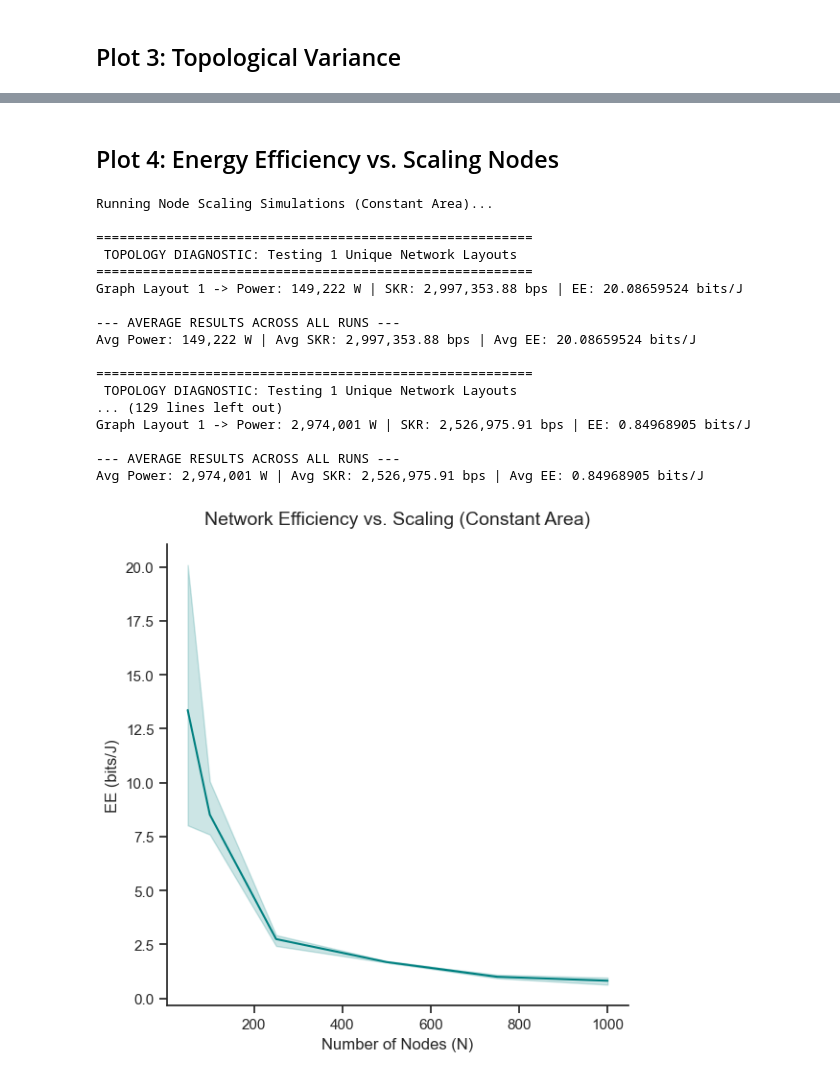
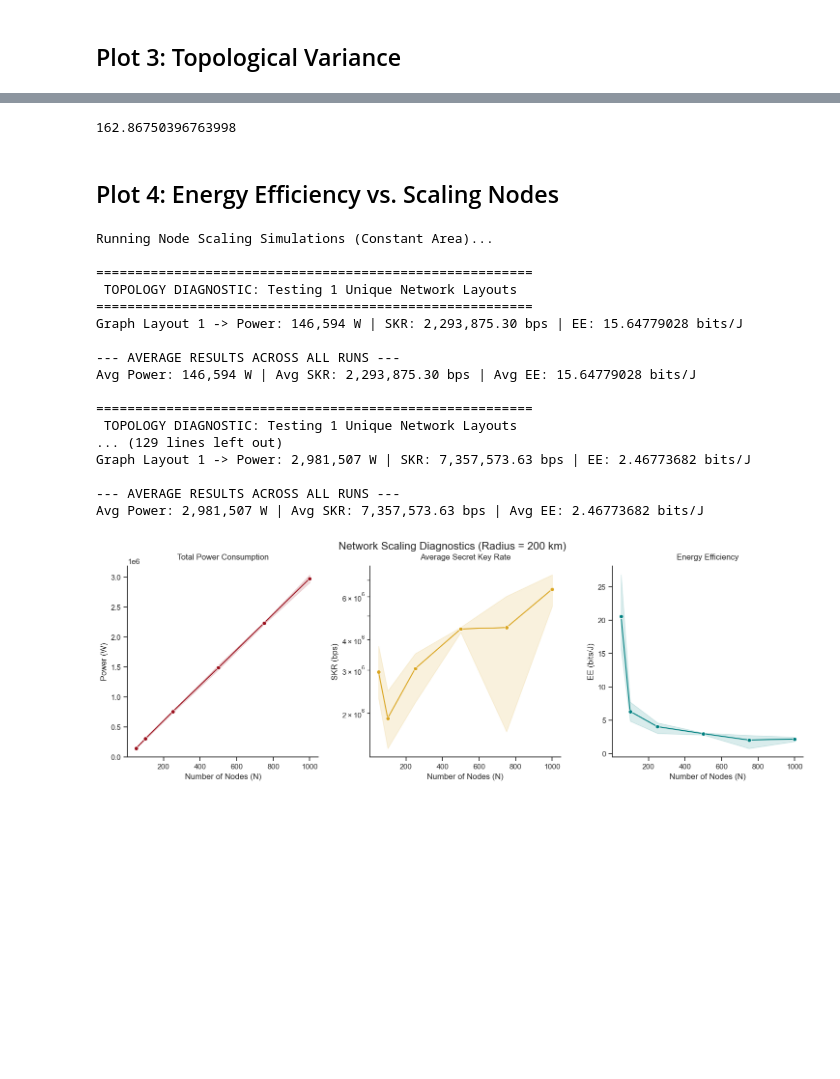
Before and after one commit to lucamar91/qkd_networks, a Jupyter notebook: Energy_plots.ipynb, the cells around one changed output, grey strips where cells are left out. Cells and saved outputs as stored; diff of their text form; code cells hidden in the pictures; blank space fills up the shorter version.

```diff
--- a/Energy_plots.ipynb
+++ b/Energy_plots.ipynb
@@ -192,45 +192,77 @@ EE (bits/J) & 2.13 & 0.32 & 1.46 & 2.79 \\
 \bottomrule
 \end{tabular}
+# %%
+print(radius_val)
+# %% [output]
+162.86750396763998
 # %% [markdown]
 ## Plot 4: Energy Efficiency vs. Scaling Nodes
 # %%
+
 # Sweeping N from 50 up to 1000
 N_values = [50, 100, 250, 500, 750, 1000]
 fixed_radius = 200 # Constant area
 scaling_data = []
 
 print("Running Node Scaling Simulations (Constant Area)...")
 for n_val in N_values:
     for _ in range(3): # 3 iterations per N to get a variance band
+        # Grab all the metrics from your simulation function
         _, _, _, pwr, skr, ee = network_energy_efficiency(num_runs=1, N=n_val, radius=fixed_radius)
-        scaling_data.append({'N': n_val, 'EE (bits/J)': ee})
+
+        # Save them all to the dictionary
+        scaling_data.append({
+            'N': n_val,
+            'Power (W)': pwr,
+            'SKR (bps)': skr,
+            'EE (bits/J)': ee
+        })
 
 df_scaling = pd.DataFrame(scaling_data)
 
-fig, ax = plt.subplots(figsize=(6, 6))
-sns.lineplot(data=df_scaling, x='N', y='EE (bits/J)', color='#008080', ax=ax)
+# Create a 1x3 grid of subplots
+fig, axes = plt.subplots(1, 3, figsize=(15, 5))
 
-ax.set_title('Network Efficiency vs. Scaling (Constant Area)', fontsize=14, pad=15)
-ax.set_xlabel('Number of Nodes (N)')
-ax.set_box_aspect(1)
-plt.savefig('plots/4_scaling_N.pdf', bbox_inches='tight')
+# Plot 1: Power (The Denominator)
+sns.lineplot(data=df_scaling, x='N', y='Power (W)', color='#9B111E', ax=axes[0], marker='o', err_kws={'alpha': 0.15})
+axes[0].set_title('Total Power Consumption', fontsize=12, pad=10)
+axes[0].set_xlabel('Number of Nodes (N)')
+
+# Plot 2: SKR (The Numerator)
+sns.lineplot(data=df_scaling, x='N', y='SKR (bps)', color='#DAA520', ax=axes[1], marker='o', err_kws={'alpha': 0.15})
+axes[1].set_title('Average Secret Key Rate', fontsize=12, pad=10)
+axes[1].set_xlabel('Number of Nodes (N)')
+axes[1].set_yscale('log') # Log scale to clearly see the crash from CV to DV
+
+# Plot 3: EE (The Final Ratio)
+sns.lineplot(data=df_scaling, x='N', y='EE (bits/J)', color='#008080', ax=axes[2], marker='o', err_kws={'alpha': 0.15})
+axes[2].set_title('Energy Efficiency', fontsize=12, pad=10)
+axes[2].set_xlabel('Number of Nodes (N)')
+
+# Format all boxes to be perfectly square
+for ax in axes:
+    ax.set_box_aspect(1)
+
+plt.suptitle(f'Network Scaling Diagnostics (Radius = {fixed_radius} km)', fontsize=16)
+plt.tight_layout()
+plt.savefig('plots/4_scaling_diagnostics.pdf', bbox_inches='tight')
 plt.show()
 # %% [output]
 Running Node Scaling Simulations (Constant Area)...
 
 ========================================================
  TOPOLOGY DIAGNOSTIC: Testing 1 Unique Network Layouts
 ========================================================
-Graph Layout 1 -> Power: 149,222 W | SKR: 2,997,353.88 bps | EE: 20.08659524 bits/J
+Graph Layout 1 -> Power: 146,594 W | SKR: 2,293,875.30 bps | EE: 15.64779028 bits/J
 
 --- AVERAGE RESULTS ACROSS ALL RUNS ---
-Avg Power: 149,222 W | Avg SKR: 2,997,353.88 bps | Avg EE: 20.08659524 bits/J
+Avg Power: 146,594 W | Avg SKR: 2,293,875.30 bps | Avg EE: 15.64779028 bits/J
 
 ========================================================
  TOPOLOGY DIAGNOSTIC: Testing 1 Unique Network Layouts
 ... (129 lines left out)
-Graph Layout 1 -> Power: 2,974,001 W | SKR: 2,526,975.91 bps | EE: 0.84968905 bits/J
+Graph Layout 1 -> Power: 2,981,507 W | SKR: 7,357,573.63 bps | EE: 2.46773682 bits/J
 
 --- AVERAGE RESULTS ACROSS ALL RUNS ---
-Avg Power: 2,974,001 W | Avg SKR: 2,526,975.91 bps | Avg EE: 0.84968905 bits/J
+Avg Power: 2,981,507 W | Avg SKR: 7,357,573.63 bps | Avg EE: 2.46773682 bits/J
-[figure, old version]
+[figure, new version]
```
Also changed, not shown: parts of 8 cells of this notebook, 1 other file.
